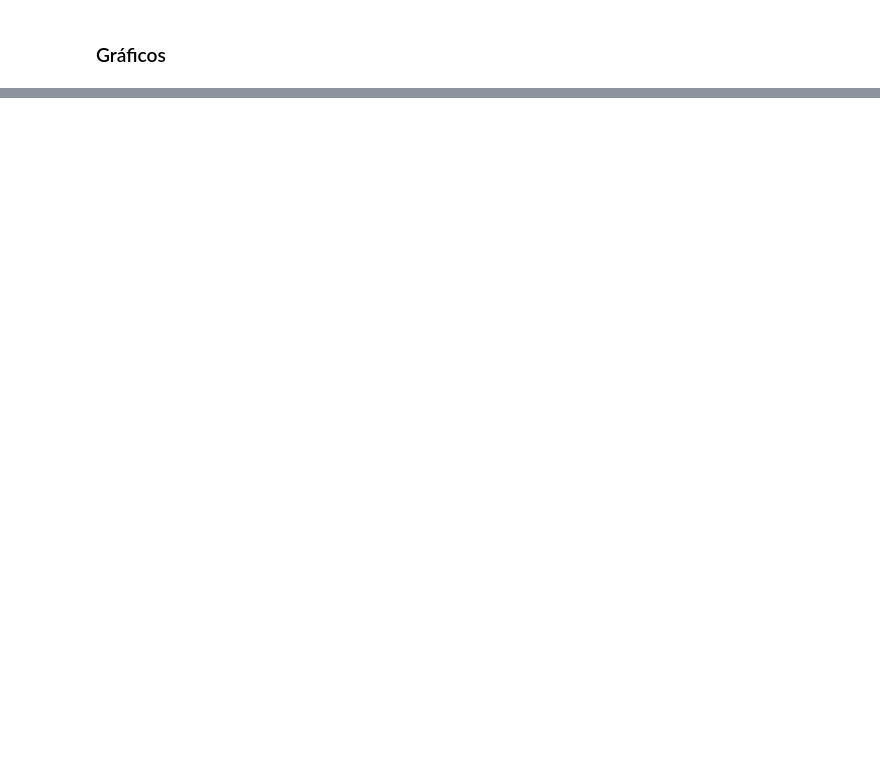
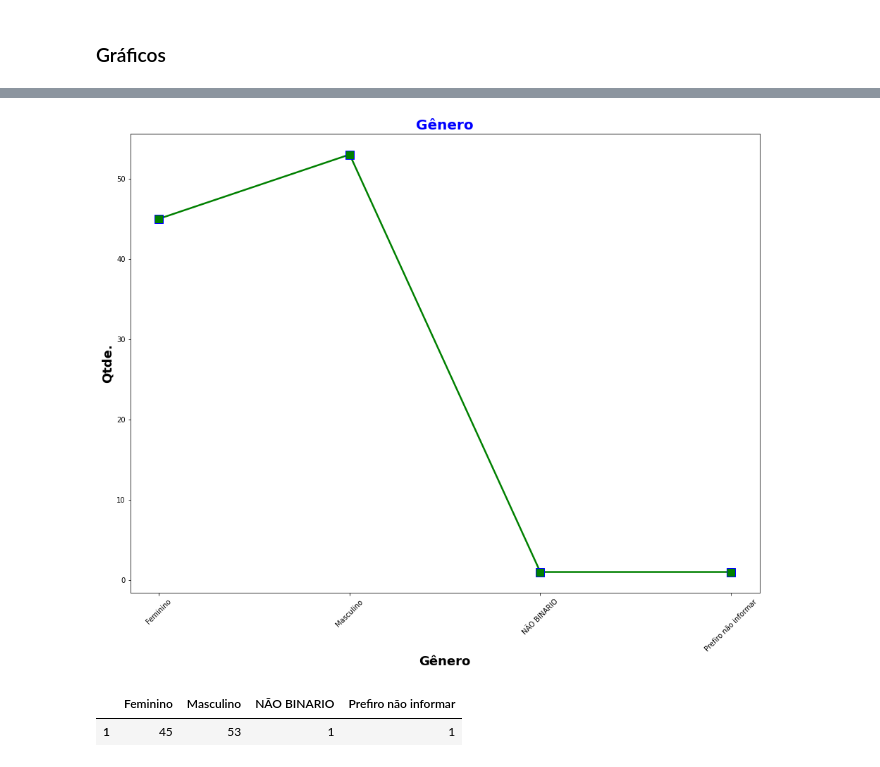
Before and after one commit to jmsimao/DCTI-Hackathon-2024, a Jupyter notebook: Hackathon - Inscritos - 2024.ipynb, the cells around one changed output, grey strips where cells are left out. Drawn from its saved outputs; the diff is of its cells as text; code cells hidden in the pictures; blank space fills up the shorter version.

```diff
--- a/Hackathon - Inscritos - 2024.ipynb
+++ b/Hackathon - Inscritos - 2024.ipynb
@@ -780,3 +737,32 @@ Faixa de dados:
+# %%
+def graficoGenerico(dataFrame, **kargs):
+    #np.random.seed(8192)
+    ## Kargs
+    titulo= "Título" if (kargs.get('titulo') is None) else kargs.get('titulo')
+    xlabel= "Eixo X" if (kargs.get('xlabel') is None) else kargs.get('xlabel')
+    ylabel= "Eixo Y" if (kargs.get('ylabel') is None) else kargs.get('ylabel')
+    rotacao= 0 if (kargs.get('rotacao') is None) else kargs.get('rotacao')
+    arquivo= './imagens/Grafico'+str(np.random.randint(1,100)).zfill(3)+'.jpg' if (kargs.get('arquivo') is None) else kargs.get('arquivo')
+
+    plt.figure(figsize=(16,12))
+    plt.title(titulo, {'fontsize':20,'fontweight':'bold', 'color':'Blue'})
+
+    plt.xlabel(xlabel, {'fontsize':18,'fontweight':'bold', 'color':'Black'})
+    plt.ylabel(ylabel, {'fontsize':18,'fontweight':'bold', 'color':'Black'})
+    plt.xticks(rotation=rotacao)
+
+    plt.plot(dataFrame, linewidth=2.5, color='Green', marker='s',
+                 mec='blue', markersize=12 )
+    plt.savefig(arquivo, dpi=300)
+
+    plt.show()
+# %%
+ins1=ins.groupby('genero')['genero'].count()
+
+graficoGenerico(ins1, titulo='Gênero', xlabel='Gênero', ylabel='Qtde.',
+                rotacao=45, arquivo='./imagens/Grafico_001.jpg')
+# %% [output]
+[figure, added]
 # %%
 # https://stackoverflow.com/questions/50807744/apply-css-class-to-pandas-dataframe-using-to-html
 def geraHTML(dataFrame, arquivoHTML = 'index.html',
@@ -818,3 +804,29 @@ geraHTML(insHtml,
          'Hackathon 2024 - Inscrições')
 # %%
 #### End
+# %%
+## Função de agrupar...
+def agregar(dataFrame) -> list:
+    item=[]; valor=[]
+
+    for it in dataFrame:
+        localizado=False
+
+        for posicao, i in enumerate(item):
+            if (it==i):
+                valor[posicao]+=1; localizado=True
+                break
+
+        if (not localizado):
+            item.append(it); valor.append(1)
+
+    return (item, valor)
+
+gen = pd.DataFrame(agregar(ins['genero']))
+
+gen.columns=['Feminino','Masculino','NÃO BINARIO','Prefiro não informar']
+gen.drop(axis=0, index=0, inplace=True)
+gen
+# %% [output]
+|  | Feminino | Masculino | NÃO BINARIO | Prefiro não informar |
+| 1 | 45 | 53 | 1 | 1 |
```
Also changed, not shown: parts of 12 cells of this notebook, 12 other files.
